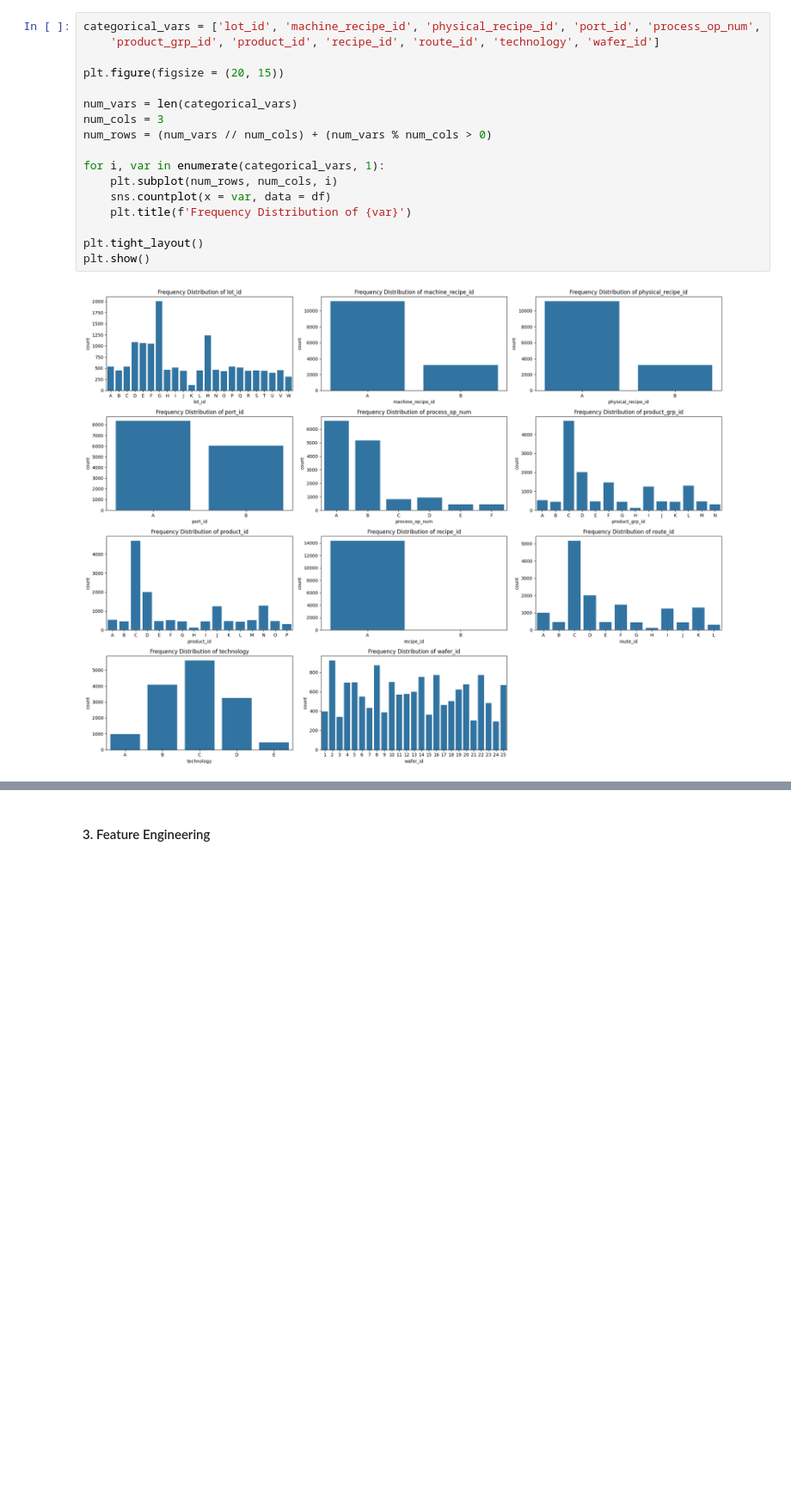
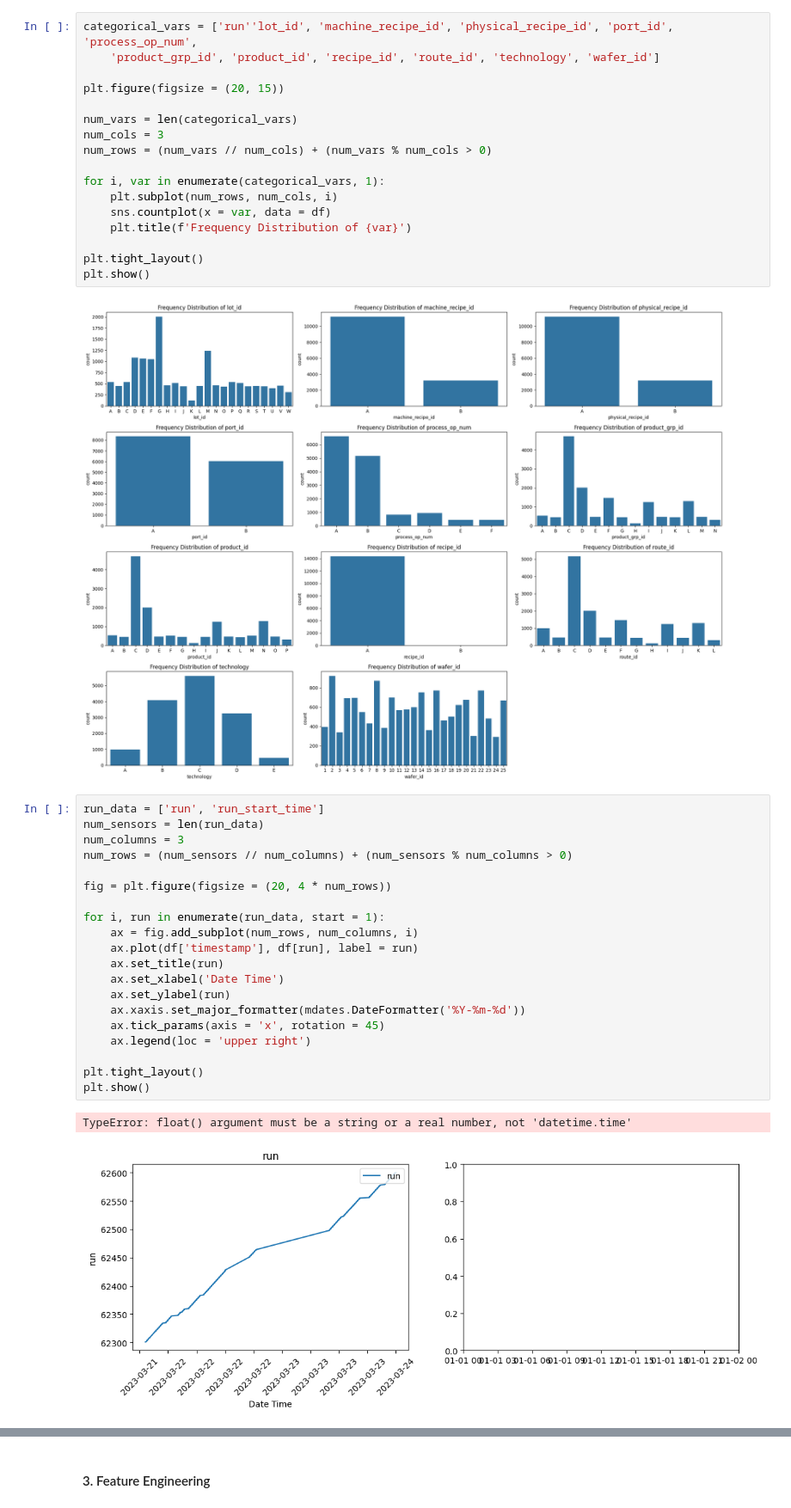
Before and after one commit to christopher192/machine-learning-project, a Jupyter notebook: tool-sensor-anomaly-detection/tool-sensor-anomaly-detection.ipynb, the cells around one changed output, grey strips where cells are left out. Shown at 86% size. Drawn from its saved outputs; the diff is of its cells as text; blank space fills up the shorter version.

```diff
--- a/tool-sensor-anomaly-detection/tool-sensor-anomaly-detection.ipynb
+++ b/tool-sensor-anomaly-detection/tool-sensor-anomaly-detection.ipynb
@@ -264,7 +282,7 @@ plt.show()
 # %% [markdown]
 2.2. Categorical Variable Analysis
 # %%
-categorical_vars = ['lot_id', 'machine_recipe_id', 'physical_recipe_id', 'port_id', 'process_op_num',
+categorical_vars = ['run''lot_id', 'machine_recipe_id', 'physical_recipe_id', 'port_id', 'process_op_num',
     'product_grp_id', 'product_id', 'recipe_id', 'route_id', 'technology', 'wafer_id']
 
 plt.figure(figsize = (20, 15))
@@ -282,3 +300,26 @@ plt.tight_layout()
 plt.show()
 # %% [output]
 [figure]
+# %%
+run_data = ['run', 'run_start_time']
+num_sensors = len(run_data)
+num_columns = 3
+num_rows = (num_sensors // num_columns) + (num_sensors % num_columns > 0)
+
+fig = plt.figure(figsize = (20, 4 * num_rows))
+
+for i, run in enumerate(run_data, start = 1):
+    ax = fig.add_subplot(num_rows, num_columns, i)
+    ax.plot(df['timestamp'], df[run], label = run)
+    ax.set_title(run)
+    ax.set_xlabel('Date Time')
+    ax.set_ylabel(run)
+    ax.xaxis.set_major_formatter(mdates.DateFormatter('%Y-%m-%d'))
+    ax.tick_params(axis = 'x', rotation = 45)
+    ax.legend(loc = 'upper right')
+
+plt.tight_layout()
+plt.show()
+# %% [output]
+TypeError: float() argument must be a string or a real number, not 'datetime.time'
+[figure, added]
```
Also changed, not shown: parts of 4 cells of this notebook.
